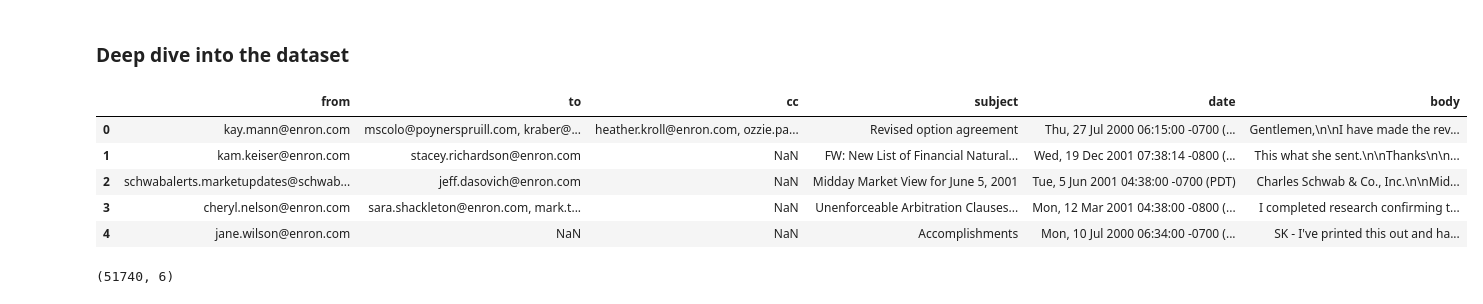
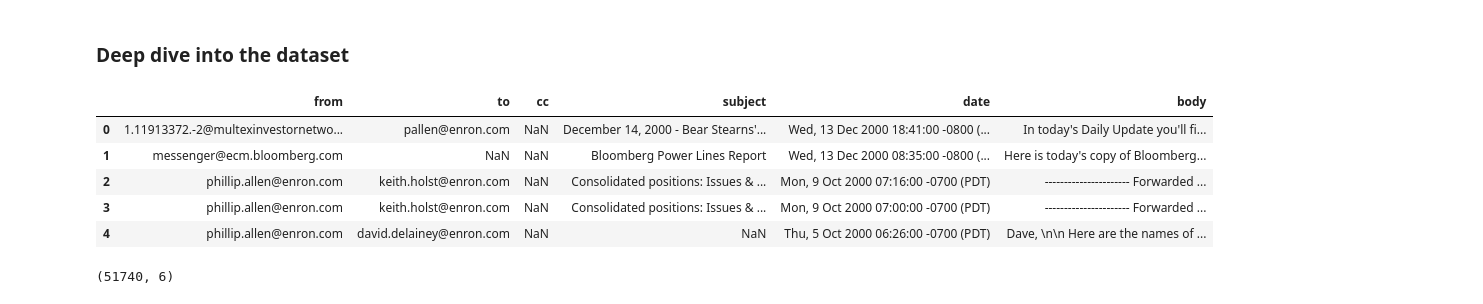
Before and after one commit to rnadanadia/Clustering_Enron, a Jupyter notebook: assets/notebook.ipynb, the cells around one changed output. Cells and saved outputs as stored; diff of their text form; code cells hidden in the pictures.

```diff
--- a/assets/notebook.ipynb
+++ b/assets/notebook.ipynb
@@ -8,15 +8,15 @@ import seaborn as sns
 # %% [markdown]
 ### Deep dive into the dataset
 # %%
-df = pd.read_csv("../data/sample.csv", sep=";")
+df = pd.read_csv("../data/emails.csv", sep=";")
 df.head()
 # %% [output]
 |  | from | to | cc | subject | date | body |
-| 0 | kay.mann@enron.com | mscolo@poynerspruill.com, kraber@... | heather.kroll@enron.com, ozzie.pa... | Revised option agreement | Thu, 27 Jul 2000 06:15:00 -0700 (... | Gentlemen,\n\nI have made the rev... |
-| 1 | kam.keiser@enron.com | stacey.richardson@enron.com | NaN | FW: New List of Financial Natural... | Wed, 19 Dec 2001 07:38:14 -0800 (... | This what she sent.\n\nThanks\n\n... |
-| 2 | schwabalerts.marketupdates@schwab... | jeff.dasovich@enron.com | NaN | Midday Market View for June 5, 2001 | Tue, 5 Jun 2001 04:38:00 -0700 (PDT) | Charles Schwab & Co., Inc.\n\nMid... |
-| 3 | cheryl.nelson@enron.com | sara.shackleton@enron.com, mark.t... | NaN | Unenforceable Arbitration Clauses... | Mon, 12 Mar 2001 04:38:00 -0800 (... | I completed research confirming t... |
-| 4 | jane.wilson@enron.com | NaN | NaN | Accomplishments | Mon, 10 Jul 2000 06:34:00 -0700 (... | SK - I've printed this out and ha... |
+| 0 | 1.11913372.-2@multexinvestornetwo... | pallen@enron.com | NaN | December 14, 2000 - Bear Stearns'... | Wed, 13 Dec 2000 18:41:00 -0800 (... | In today's Daily Update you'll fi... |
+| 1 | messenger@ecm.bloomberg.com | NaN | NaN | Bloomberg Power Lines Report | Wed, 13 Dec 2000 08:35:00 -0800 (... | Here is today's copy of Bloomberg... |
+| 2 | phillip.allen@enron.com | keith.holst@enron.com | NaN | Consolidated positions: Issues & ... | Mon, 9 Oct 2000 07:16:00 -0700 (PDT) | ---------------------- Forwarded ... |
+| 3 | phillip.allen@enron.com | keith.holst@enron.com | NaN | Consolidated positions: Issues & ... | Mon, 9 Oct 2000 07:00:00 -0700 (PDT) | ---------------------- Forwarded ... |
+| 4 | phillip.allen@enron.com | david.delainey@enron.com | NaN | NaN | Thu, 5 Oct 2000 06:26:00 -0700 (PDT) | Dave, \n\n Here are the names of ... |
 # %%
 df.shape
 # %% [output]
```
Also changed, not shown: parts of 22 cells of this notebook.
